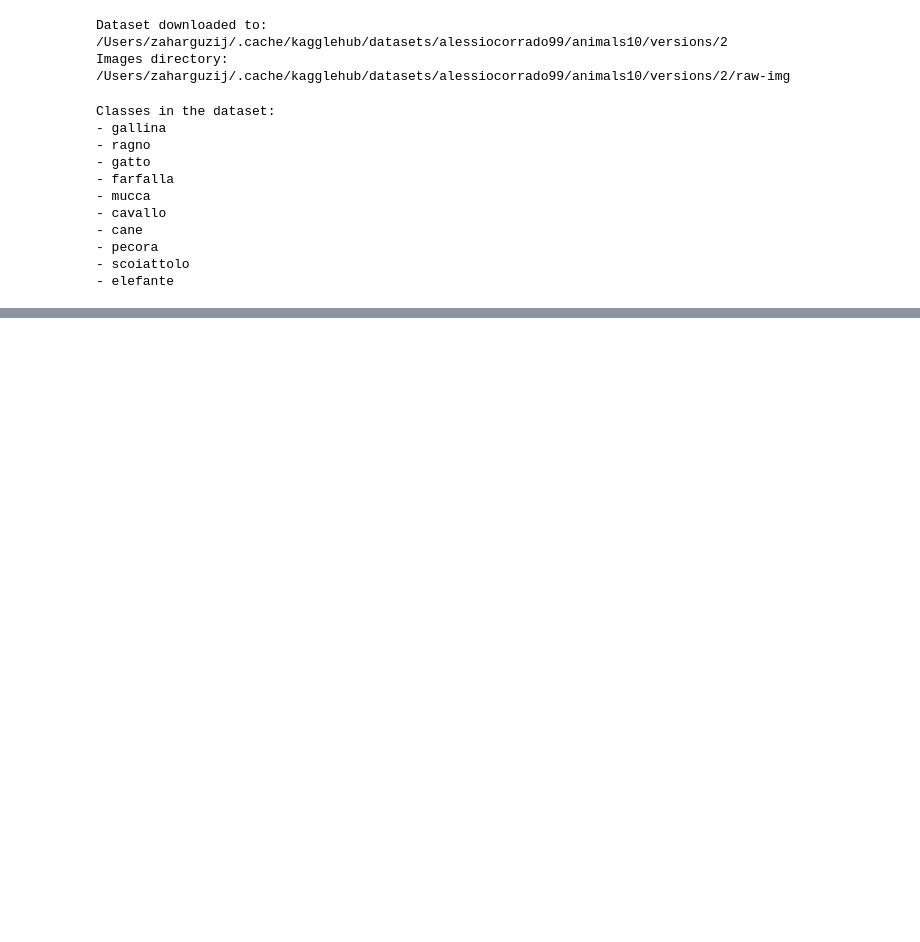
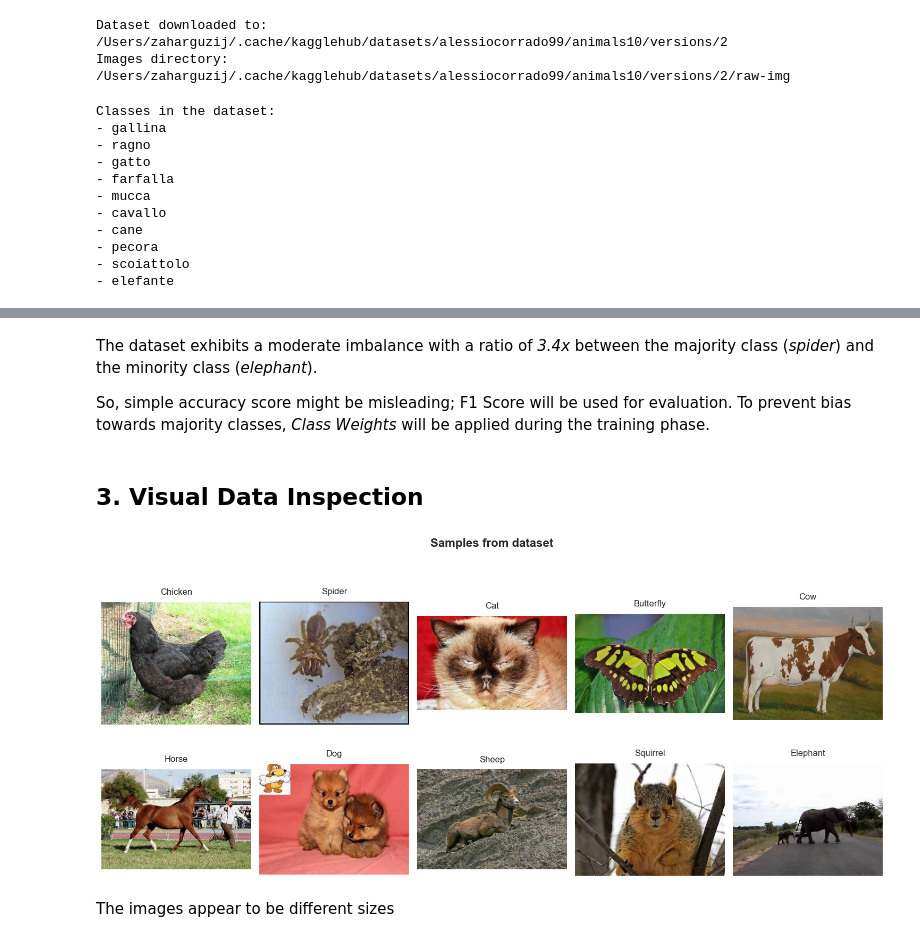
Before and after one commit to zakhar-guzii/Intership_test, a Jupyter notebook: task_2/notebooks/eda.ipynb, the cells around one changed output, grey strips where cells are left out. Saved outputs shown, nothing was run; the diff lists cells and outputs as text; code cells hidden in the pictures; blank space fills up the shorter version.

```diff
--- a/task_2/notebooks/eda.ipynb
+++ b/task_2/notebooks/eda.ipynb
@@ -60,11 +61,0 @@ LABEL_MAP = {
-# %%
-fig, axes = plt.subplots(2, 5, figsize=(15, 6))
-for ax, (folder, label) in zip(axes.flat, LABEL_MAP.items()):
-    folder_path = os.path.join(data_dir, folder)
-    img_file = os.listdir(folder_path)[0]
-    img = Image.open(os.path.join(folder_path, img_file))
-    ax.imshow(img)
-    ax.set_title(label)
-    ax.axis("off")
-plt.tight_layout()
-plt.show()
@@ -140,0 +102,30 @@ Imbalance ratio: 3.4x
+# %% [markdown]
+The dataset exhibits a moderate imbalance with a ratio of *3.4x* between the majority class (*spider*) and the minority class (*elephant*).
+
+So, simple accuracy score might be misleading; F1 Score will be used for evaluation.
+To prevent bias towards majority classes, *Class Weights* will be applied during the training phase.
+# %% [markdown]
+## 3. Visual Data Inspection
+# %%
+fig, axes = plt.subplots(2, 5, figsize=(15, 7))
+fig.suptitle('Samples from dataset', fontsize=16, fontweight='bold', y=1.02)
+
+for ax, (folder, label) in zip(axes.flat, LABEL_MAP.items()):
+    folder_path = os.path.join(data_dir, folder)
+
+    images = [f for f in os.listdir(folder_path) if f.lower()]
+
+    random_img = random.choice(images)
+    img_path = os.path.join(folder_path, random_img)
+
+    with Image.open(img_path) as img:
+        ax.imshow(img)
+        ax.set_title(label.capitalize(), fontsize=12, pad=10)
+        ax.axis("off")
+
+plt.tight_layout()
+plt.show()
+# %% [output]
+[figure, added]
+# %% [markdown]
+The images appear to be different sizes
```
Also changed, not shown: parts of 18 cells of this notebook.
